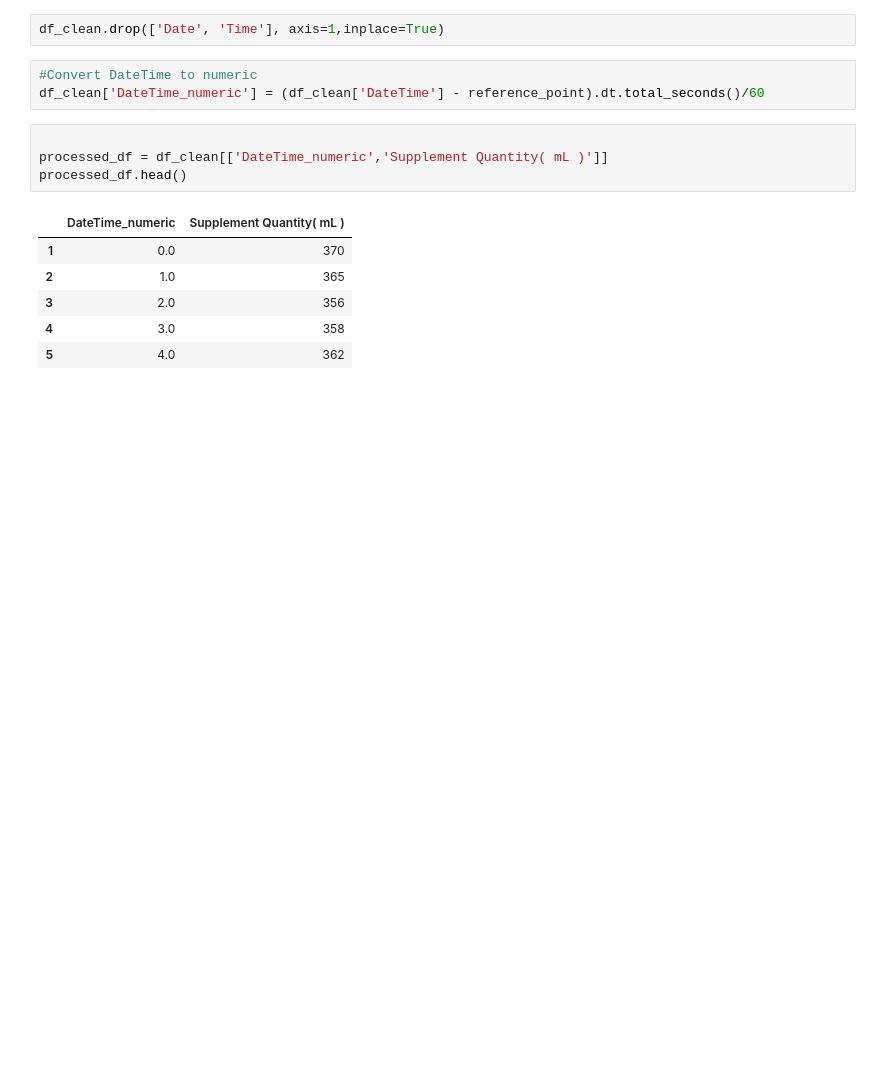
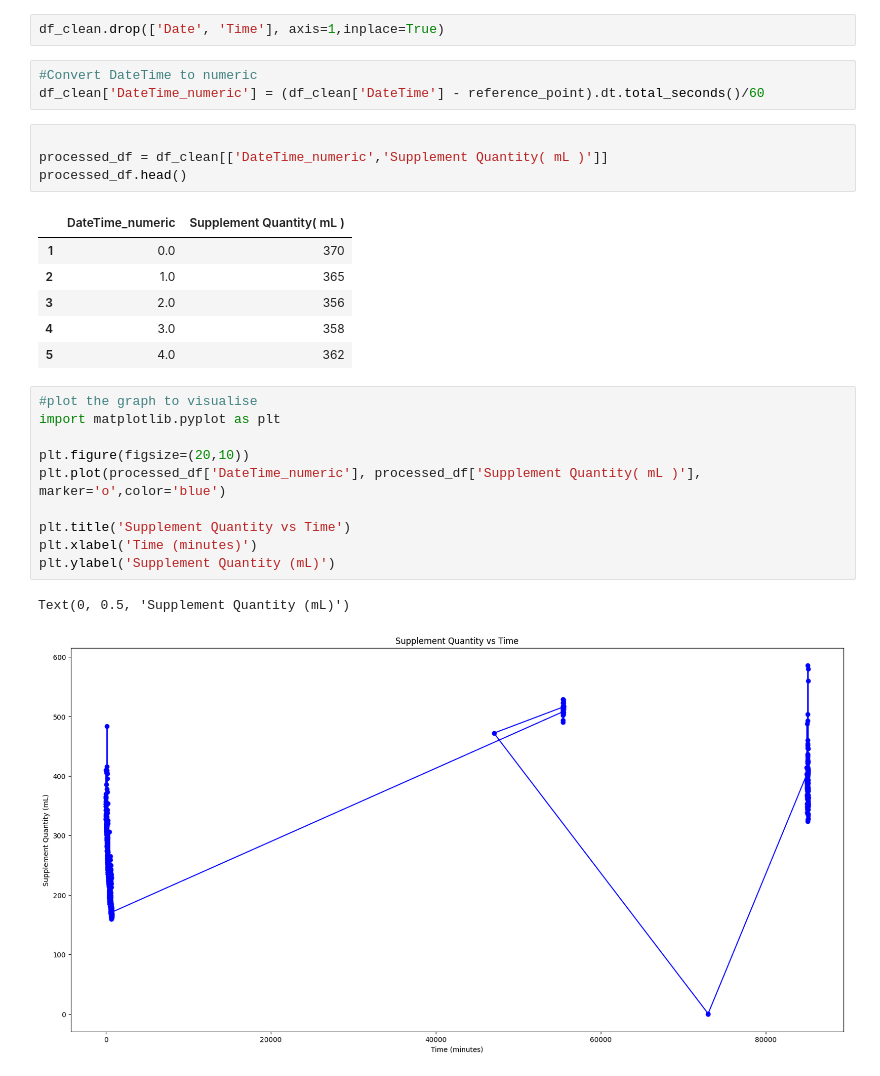
Before and after one commit to joywin2003/bee-hive-ml, a Jupyter notebook: beefeeding.ipynb, the cells around one changed output. Drawn from its saved outputs; the diff is of its cells as text; blank space fills up the shorter version.

Commit message:
improper graph

```diff
--- a/beefeeding.ipynb
+++ b/beefeeding.ipynb
@@ -58,3 +58,16 @@ processed_df.head()
 | 3 | 2.0 | 356 |
 | 4 | 3.0 | 358 |
 | 5 | 4.0 | 362 |
+# %%
+#plot the graph to visualise
+import matplotlib.pyplot as plt
+
+plt.figure(figsize=(20,10))
+plt.plot(processed_df['DateTime_numeric'], processed_df['Supplement Quantity( mL )'], marker='o',color='blue')
+
+plt.title('Supplement Quantity vs Time')
+plt.xlabel('Time (minutes)')
+plt.ylabel('Supplement Quantity (mL)')
+# %% [output]
+Text(0, 0.5, 'Supplement Quantity (mL)')
+[figure, added]
```
